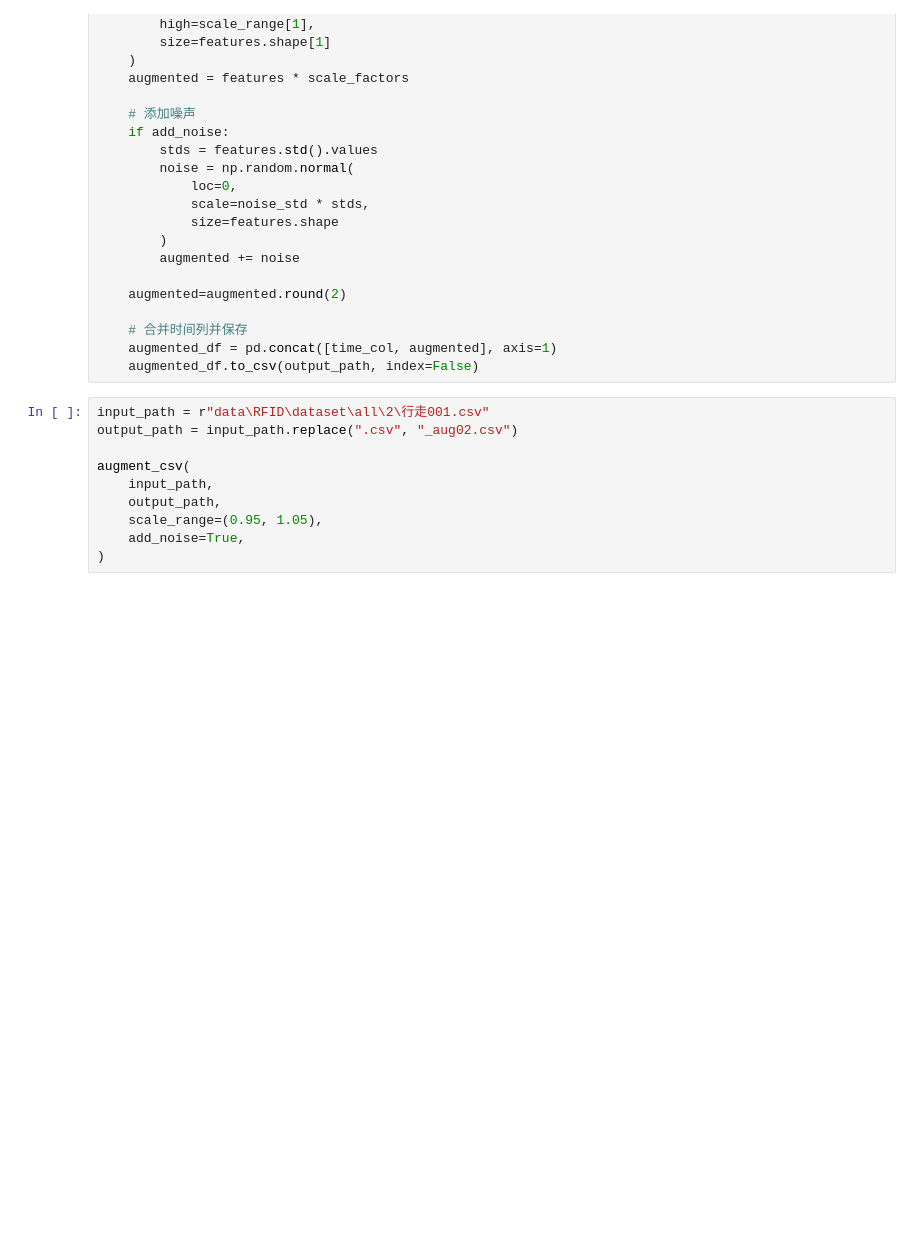
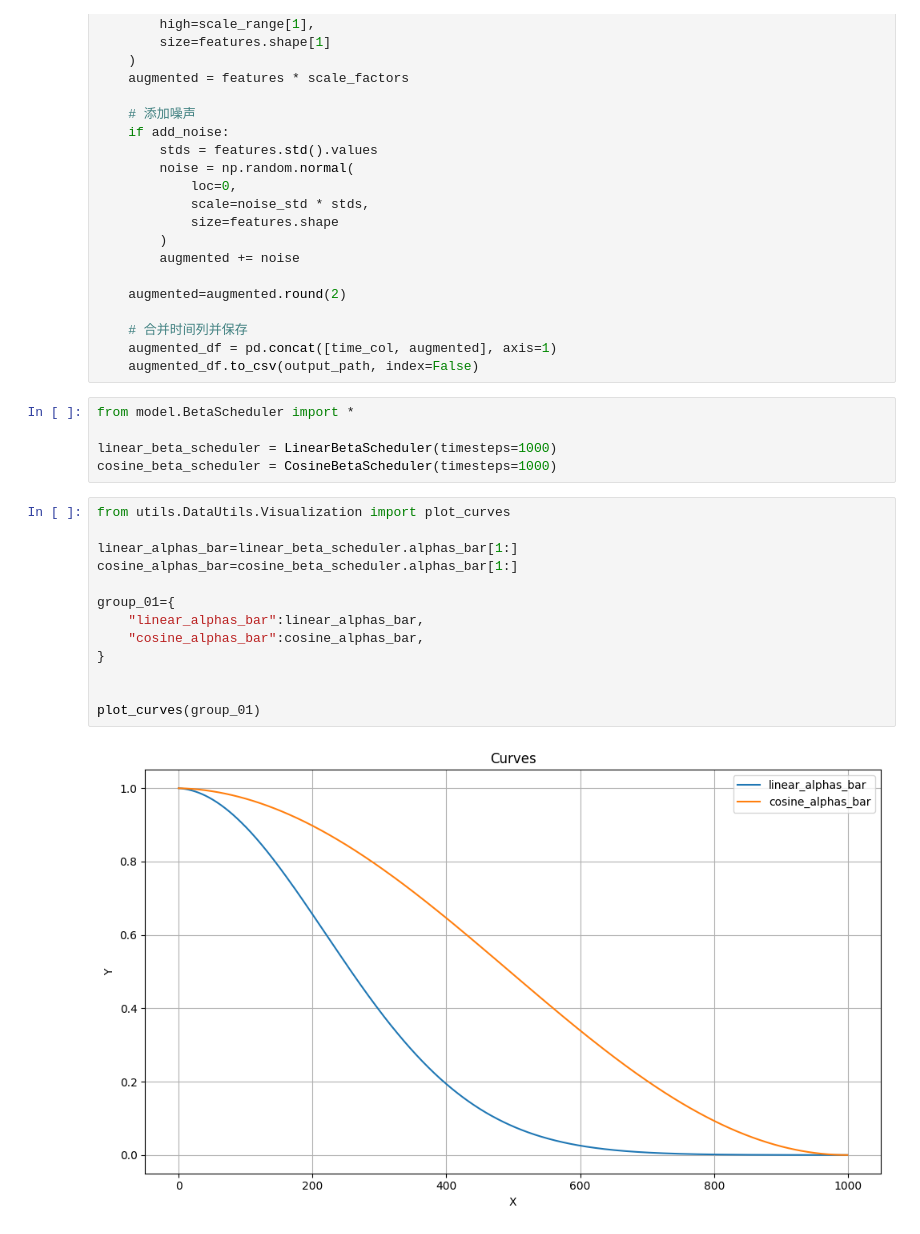
Before and after one commit to yxalkaid/RFID_Classify, a Jupyter notebook: demo.ipynb, the cells around one changed output. Saved outputs shown, nothing was run; the diff lists cells and outputs as text; blank space fills up the shorter version.

```diff
--- a/demo.ipynb
+++ b/demo.ipynb
@@ -47,13 +47,23 @@ def augment_csv(
     # 合并时间列并保存
     augmented_df = pd.concat([time_col, augmented], axis=1)
     augmented_df.to_csv(output_path, index=False)
-# %%
-input_path = r"data\RFID\dataset\all\2\行走001.csv"
-output_path = input_path.replace(".csv", "_aug02.csv")
-
-augment_csv(
-    input_path,
-    output_path,
-    scale_range=(0.95, 1.05),
-    add_noise=True,
-)
+# %%
+from model.BetaScheduler import *
+
+linear_beta_scheduler = LinearBetaScheduler(timesteps=1000)
+cosine_beta_scheduler = CosineBetaScheduler(timesteps=1000)
+# %%
+from utils.DataUtils.Visualization import plot_curves
+
+linear_alphas_bar=linear_beta_scheduler.alphas_bar[1:]
+cosine_alphas_bar=cosine_beta_scheduler.alphas_bar[1:]
+
+group_01={
+    "linear_alphas_bar":linear_alphas_bar,
+    "cosine_alphas_bar":cosine_alphas_bar,
+}
+
+
+plot_curves(group_01)
+# %% [output]
+[figure, added]
```
Also changed, not shown: 4 other files.
